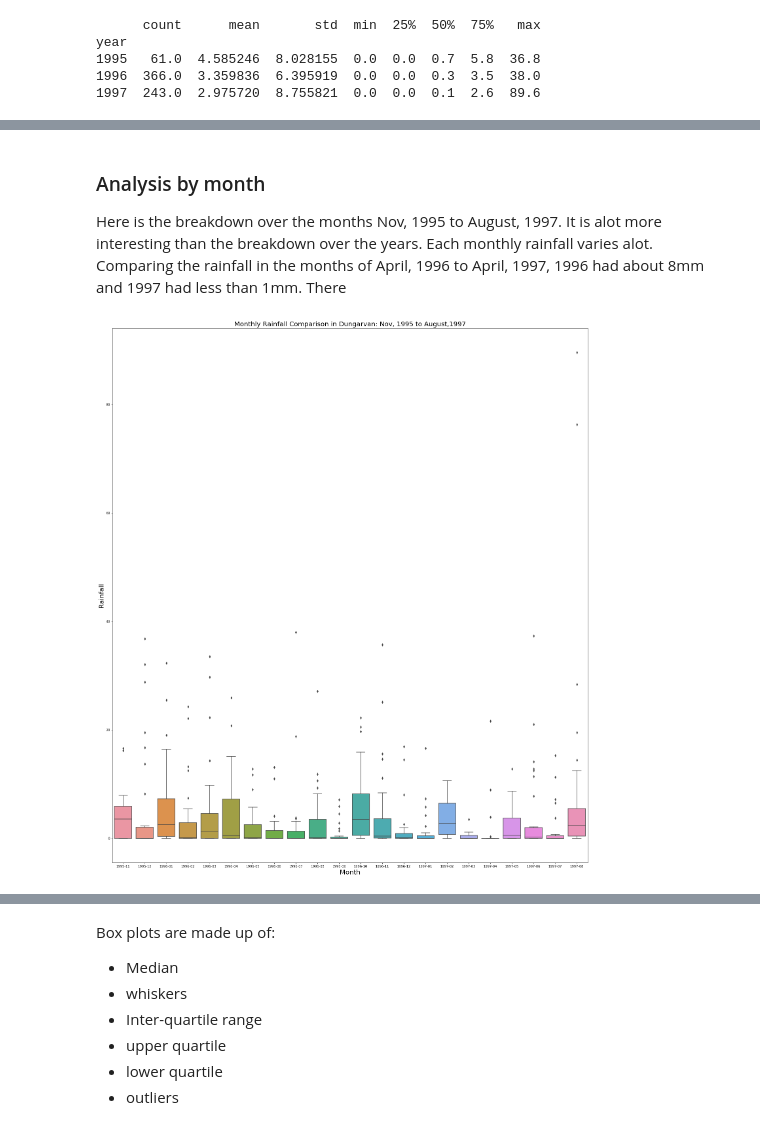
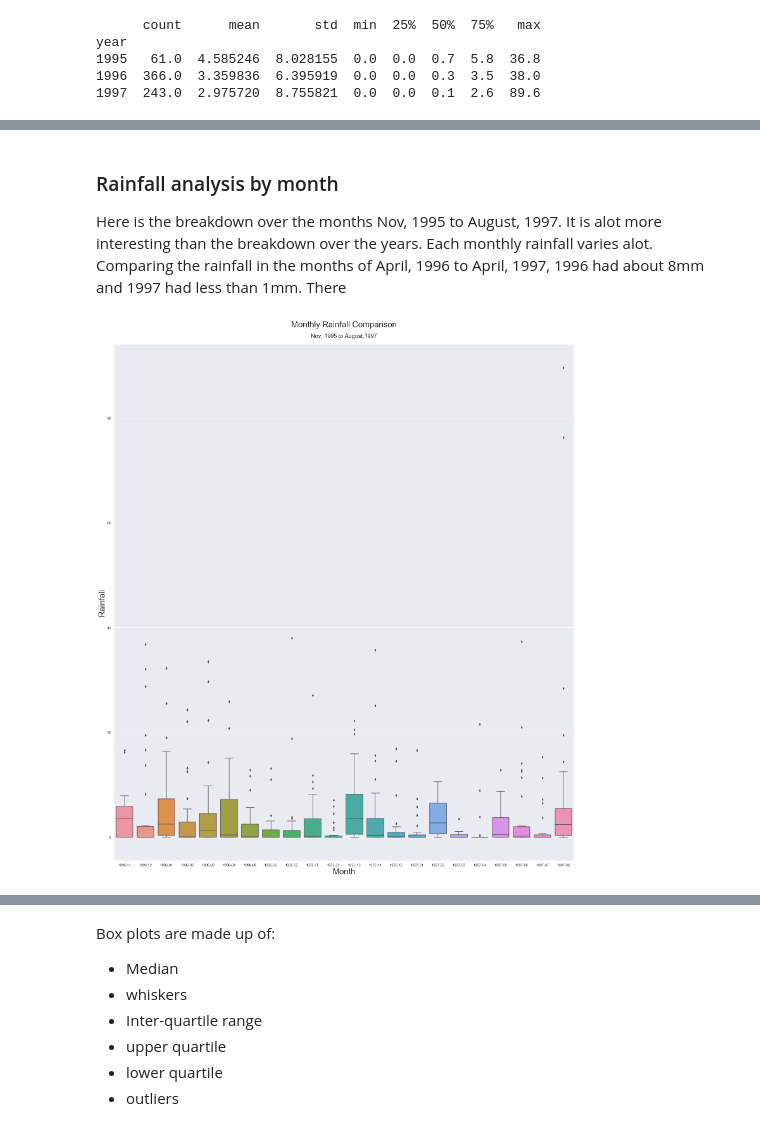
Before and after one commit to RitRa/Box-Plot-Project, a Jupyter notebook: Box Plot Project.ipynb, the cells around one changed output, grey strips where cells are left out. Saved outputs shown, nothing was run; the diff lists cells and outputs as text; code cells hidden in the pictures.

```diff
--- a/Box Plot Project.ipynb
+++ b/Box Plot Project.ipynb
@@ -71,3 +74,6 @@ import seaborn as sns
 import matplotlib.pyplot as plt
 import numpy as np
 from scipy import stats
+
+# setting the palette for the plots
+sns.set(style='darkgrid', palette='deep')
@@ -190,20 +178,26 @@ plt.show()
 # %% [markdown]
-### Analysis by month
+### Rainfall analysis by month
 Here is the breakdown over the months Nov, 1995 to August, 1997. It is alot more interesting than the breakdown over the years. Each monthly rainfall varies alot. Comparing the rainfall in the months of April, 1996 to April, 1997, 1996 had about 8mm and 1997 had less than 1mm. There
 # %%
 %matplotlib inline
 
-fig, ax = plt.subplots()
-fig.set_size_inches((26,30))
-plot = sns.boxplot(x='month_year', y ='rain', data=df)
+#fig, ax = plt.subplots()
+#fig.set_size_inches((26,30))
+fig, ax = plt.subplots(figsize=(26,30))
 
-plot.set_title('Monthly Rainfall Comparison in Dungarvan: Nov, 1995 to August,1997',fontsize=20)
-plot.set_ylabel('Rainfall',fontsize=20)
-plot.set_xlabel('Month',fontsize=20)
+plot = sns.boxplot(x='month_year', y ='rain', data=df, ax=ax)
+
+# Giving the plot a title and a subtitle
+ax.text(x=0.5, y=1.03, s='Monthly Rainfall Comparison', fontsize=26,  ha='center', va='bottom', transform=ax.transAxes)
+ax.text(x=0.5, y=1.01, s='Nov, 1995 to August,1997', fontsize=18,  ha='center', va='bottom', transform=ax.transAxes)
+
+# labelling the axes
+ax.set_ylabel('Rainfall',fontsize=26)
+ax.set_xlabel('Month',fontsize=26)
 
 plt.show()
 # %% [output]
-[figure, old version]
+[figure, new version]
 # %% [markdown]
 ----------
 ## 3. Explain any relevant terminology such as the terms quartile and percentile.
```
Also changed, not shown: parts of 17 cells of this notebook.
